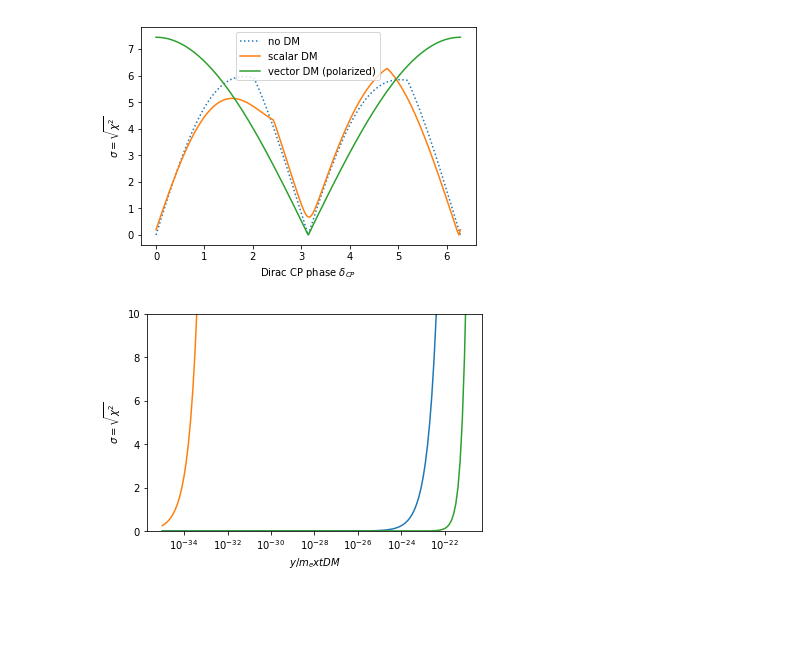
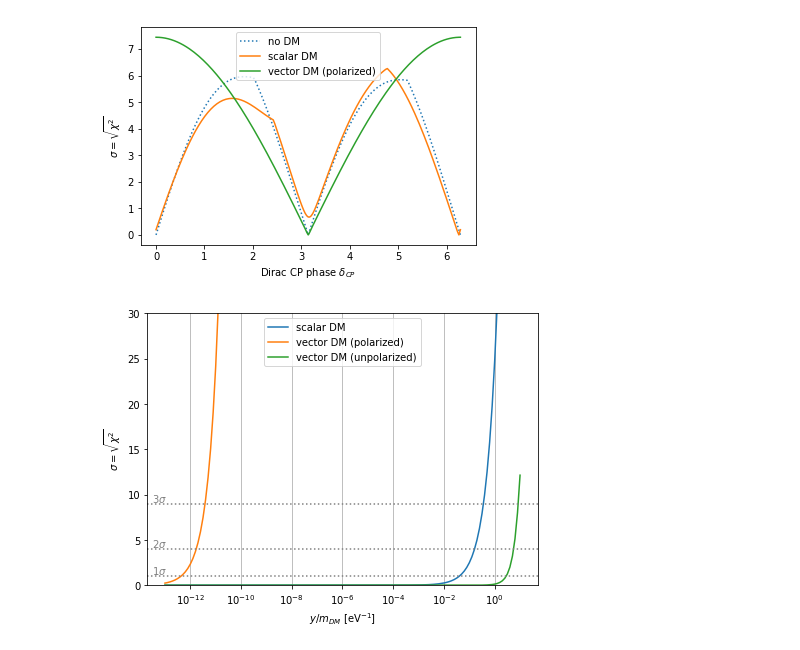
Before and after one commit to koppj/fuzzy-dm, a Jupyter notebook: example/fuzzy-dm-plots.ipynb, the cells around one changed output. Cells and saved outputs as stored; diff of their text form; code cells hidden in the pictures; blank space fills up the shorter version.

Commit message:
Bugfixes in implementation of vector DM

```diff
--- a/example/fuzzy-dm-plots.ipynb
+++ b/example/fuzzy-dm-plots.ipynb
@@ -22,16 +22,26 @@ plt.show()
 [figure]
 # %%
 # load GLoBES output file for DM sensitivity
-delta, chi2_scalar, chi2_vector_pol, chi2_vector_unpol = np.loadtxt("dm-test-dmchi2.dat", comments="#", unpack=True)
+mchi = 1e-22
+y, chi2_scalar, chi2_vector_pol, chi2_vector_unpol = np.loadtxt("dm-test-dmchi2.dat", comments="#", unpack=True)
 
 # make plot
-plt.plot(delta, np.sqrt(np.abs(chi2_scalar))      , ls='-', label="scalar DM")
-plt.plot(delta, np.sqrt(np.abs(chi2_vector_pol)),   ls='-', label="vector DM (polarized)")
-plt.plot(delta, np.sqrt(np.abs(chi2_vector_unpol)), ls='-', label="vector DM (unpolarized)")
+plt.figure(figsize=(7,5))
+plt.plot(y/mchi, np.sqrt(np.abs(chi2_scalar))      , ls='-', label="scalar DM")
+plt.plot(y/mchi, np.sqrt(np.abs(chi2_vector_pol)),   ls='-', label="vector DM (polarized)")
+plt.plot(y/mchi, np.sqrt(np.abs(chi2_vector_unpol)), ls='-', label="vector DM (unpolarized)")
+plt.axhline(1, color="gray", ls=":")
+plt.axhline(4, color="gray", ls=":")
+plt.axhline(9, color="gray", ls=":")
+plt.ylim(0,30)
 plt.xscale("log")
-plt.xlabel("$y / m_\text{DM}$")
+plt.xlabel("$y / m_{DM}$ [eV$^{-1}$]")
 plt.ylabel("$\sigma = \sqrt{\chi^2}$")
-plt.ylim(0,10)
+plt.annotate("1$\sigma$", xy=(3e-14,1.2), color="gray")
+plt.annotate("2$\sigma$", xy=(3e-14,4.2), color="gray")
+plt.annotate("3$\sigma$", xy=(3e-14,9.2), color="gray")
+plt.legend(loc="upper center")
+plt.grid(axis="x")
 plt.show()
 # %% [output]
-[figure, old version]
+[figure, new version]
```
Also changed, not shown: 2 other files.
